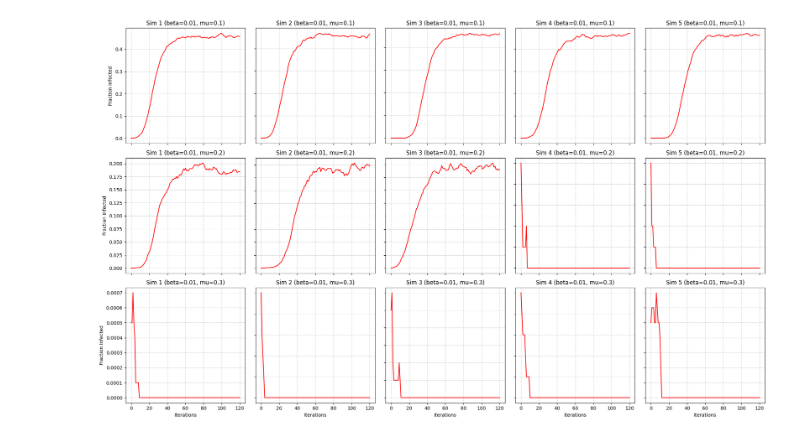
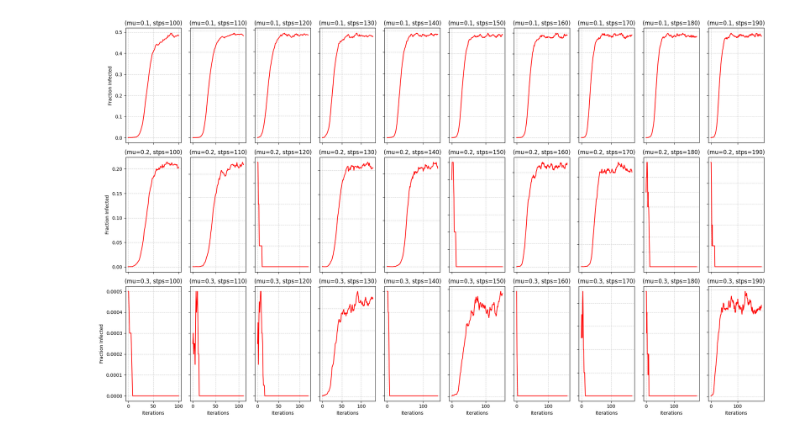
Before and after one commit to IsabelaYabe/Simula-o-de-epidemia, a Jupyter notebook: trabalho_A2.ipynb, the cells around one changed output. Saved outputs shown, nothing was run; the diff lists cells and outputs as text; code cells hidden in the pictures.

```diff
--- a/trabalho_A2.ipynb
+++ b/trabalho_A2.ipynb
@@ -61,0 +69,4 @@ Aqui vale lembrar que, como dito no Capítulo 5 do livro do Barabasi, o modelo B
+# %%
+for i, mu in enumerate(mu_values):
+    print(f"mu = {mu}")
+    print(f"Observado: {observed_means[i]} (média dos últimos 20 passos)")
@@ -62,33 +127,48 @@ Aqui vale lembrar que, como dito no Capítulo 5 do livro do Barabasi, o modelo B
 # %%
 N = 10_000
 k_medio = 20
 initial_infected = 5
 beta = 0.01
 mu_values = [0.1, 0.2, 0.3]
+simulations_per_mu = 10
 
 m = k_medio // 2
 G = nx.barabasi_albert_graph(N, m)
 
+history = []
+observed_means = []
+
 fig, axs = plt.subplots(len(mu_values), simulations_per_mu, figsize=(20, 12))
 
+
 for row, mu in enumerate(mu_values):
+    history_for_mu = []
+    observed_for_mu = []
+    theoretical_limit = 0
+
     for col in range(simulations_per_mu):
+        steps_ = 100+10*col
         sis = SISModel(G, beta=beta, mu=mu, initial_infected=initial_infected)
+        sis.run(steps=steps_)
 
-        sis.run(steps=120)
+        history_for_mu.append(sis.history)
 
         fraction_infected = [x / N for x in sis.history]
+        observed_mean = np.mean(fraction_infected[-20:])
+        observed_for_mu.append(observed_mean)
 
         axs[row, col].plot(fraction_infected, color="red", linewidth=1.5)
-        axs[row, col].set_title(f"Sim {col + 1} (beta={beta}, mu={mu})")
+        axs[row, col].set_title(f"(mu={mu}, stps={steps_})")
+        axs[row, col].grid(True, linestyle='--', alpha=0.6)
 
-        axs[row, col].grid(True, linestyle='--', alpha=0.6)
+    observed_means.append(observed_for_mu)
+    history.append(history_for_mu)
 
 for ax in axs.flat:
     ax.set(xlabel="Iterations", ylabel="Fraction Infected")
     ax.label_outer()
 
 plt.tight_layout()
 plt.show()
 # %% [output]
-[figure, old version]
+[figure, new version]
```
Also changed, not shown: parts of 25 cells of this notebook, 2 other files.
